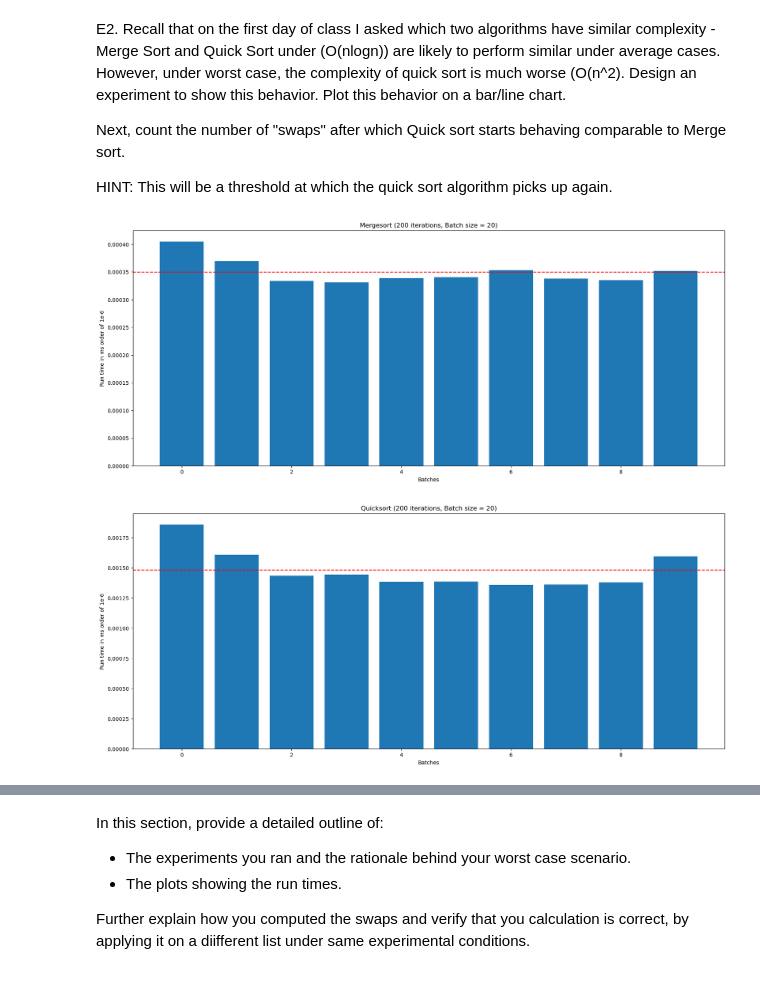
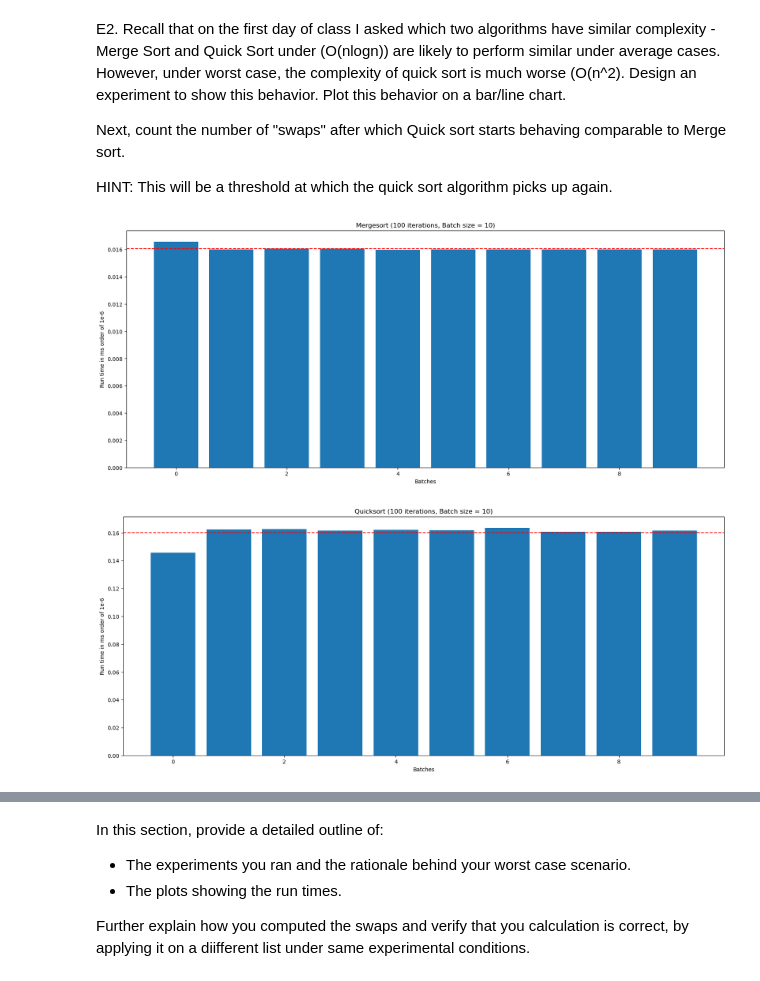
Before and after one commit to Faizanm0389/2XC3-GROUP, a Jupyter notebook: Lab_II_1.ipynb, the cells around one changed output, grey strips where cells are left out. Cells and saved outputs as stored; diff of their text form; code cells hidden in the pictures.

```diff
--- a/Lab_II_1.ipynb
+++ b/Lab_II_1.ipynb
@@ -638,20 +641,30 @@ E2. Recall that on the first day of class I asked which two algorithms have simi
 Next, count the number of "swaps" after which Quick sort starts behaving comparable to Merge sort.
 
 HINT: This will be a threshold at which the quick sort algorithm picks up again.
+# %%
+## your implementation and code goes here
+
+listlength = 2500
+runs = 100
+
+unsortedlist = create_custom_list(listlength,10000)
+
+sortedlist= unsortedlist.copy()
+
+quicksort(sortedlist)
+sortedlist.reverse()
+
+halfsortedlist = sortedlist.copy()
+# replace half of sorted list with unsorted list (avg case)
+halfsortedlist[len(halfsortedlist)//2:len(halfsortedlist)] = unsortedlist[len(halfsortedlist)//2:len(halfsortedlist)]
 # %%
-## your implementation and code goes here
+# BEST CASE
 
-listlength = 300
-runs = 200
-
-mylist = create_custom_list(listlength,200)
-quicksort(mylist)
-
-mergelist = mylist.copy()
+mergelist = unsortedlist.copy()
 mergesort_time(runs, runs//10, mergelist)
 
-quicklist = mylist.copy()
+quicklist = unsortedlist.copy()
 quicksort_time(runs, runs//10, quicklist)
 # %% [output]
-[figure, old version]
+[figure, new version]
-[figure, old version]
+[figure, new version]
```
Also changed, not shown: parts of 10 cells of this notebook.
